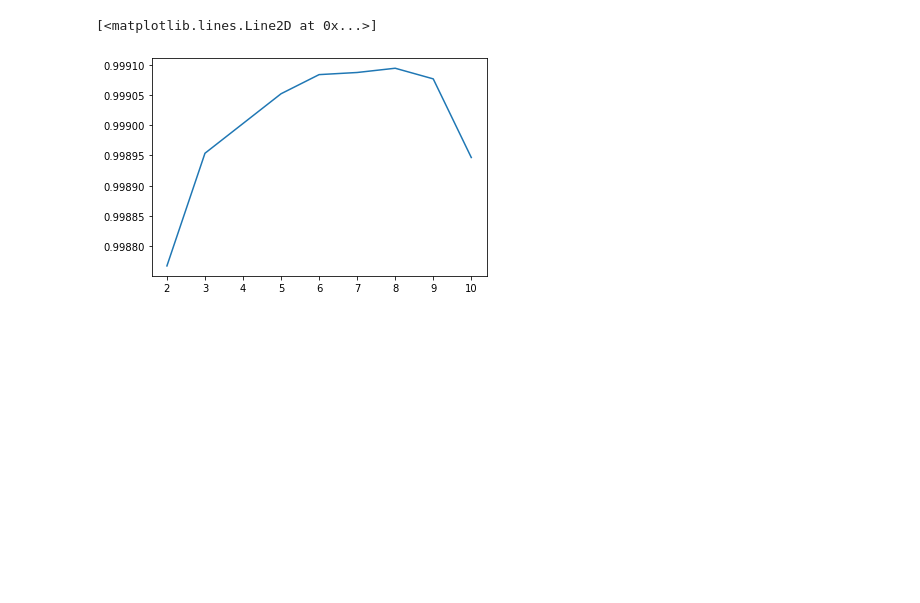
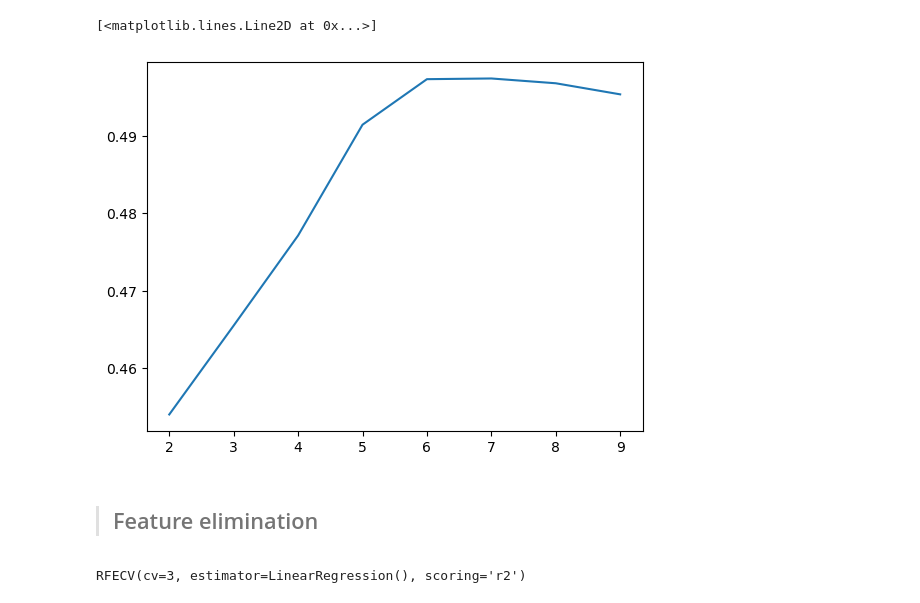
Before and after one commit to venkyyuvy/stats_simul, a Jupyter notebook: feature_selection.ipynb, the cells around one changed output. Cells and saved outputs as stored; diff of their text form; code cells hidden in the pictures; blank space fills up the shorter version.

```diff
--- a/feature_selection.ipynb
+++ b/feature_selection.ipynb
@@ -22,0 +9,4 @@ dataset
+# %%
+diabetes = load_diabetes()
+X, y = diabetes.data, diabetes.target
+print(diabetes.DESCR)
@@ -23,10 +35,10 @@ dataset
 # %%
 final_winners = {}
-for r in range(2, 11):
+for r in range(2, 10):
+    print('processing : ', r)
     scores = []
-    for feature_comb in list(combinations(range(11), r)):
-        print(feature_comb)
+    for feature_comb in list(combinations(range(10), r)):
         scores.append(np.mean(
-            cross_val_score(LogisticRegression(), dataset.iloc[:, list(feature_comb)],
-                target, cv =2)))
+            cross_val_score(LinearRegression(), X[:, feature_comb],
+                y, cv =2)))
     final_winners[r] = max(scores), scores
@@ -33,7 +54,9 @@ for r in range(2, 11):
 # %%
 %matplotlib inline
 import matplotlib.pyplot as plt
-plt.plot(range(2, 11), [v[0] for k, v in final_winners.items()])
+plt.plot(range(2, 10), [v[0] for k, v in final_winners.items()])
 # %% [output]
 [<matplotlib.lines.Line2D at 0x...>]
-[figure, old version]
+[figure, new version]
+# %% [markdown]
+> ## Feature elimination
@@ -39,0 +67,4 @@ plt.plot(range(2, 11), [v[0] for k, v in final_winners.items()])
+# %%
+rfe_cv.fit(X, y)
+# %% [output]
+RFECV(cv=3, estimator=LinearRegression(), scoring='r2')
```
Also changed, not shown: parts of 22 cells of this notebook.
